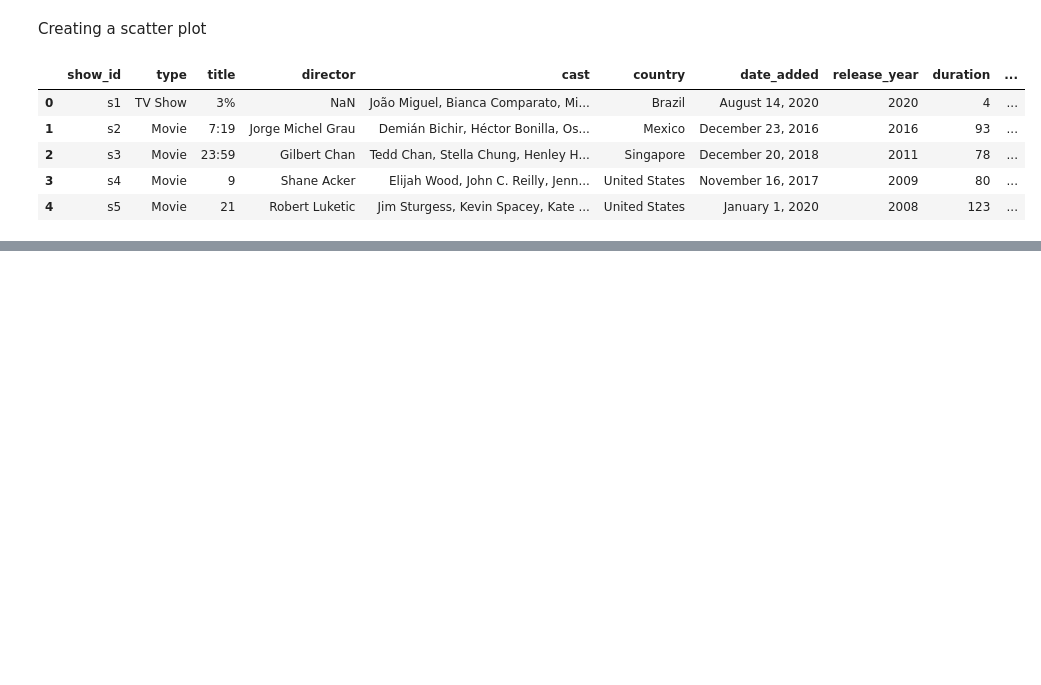
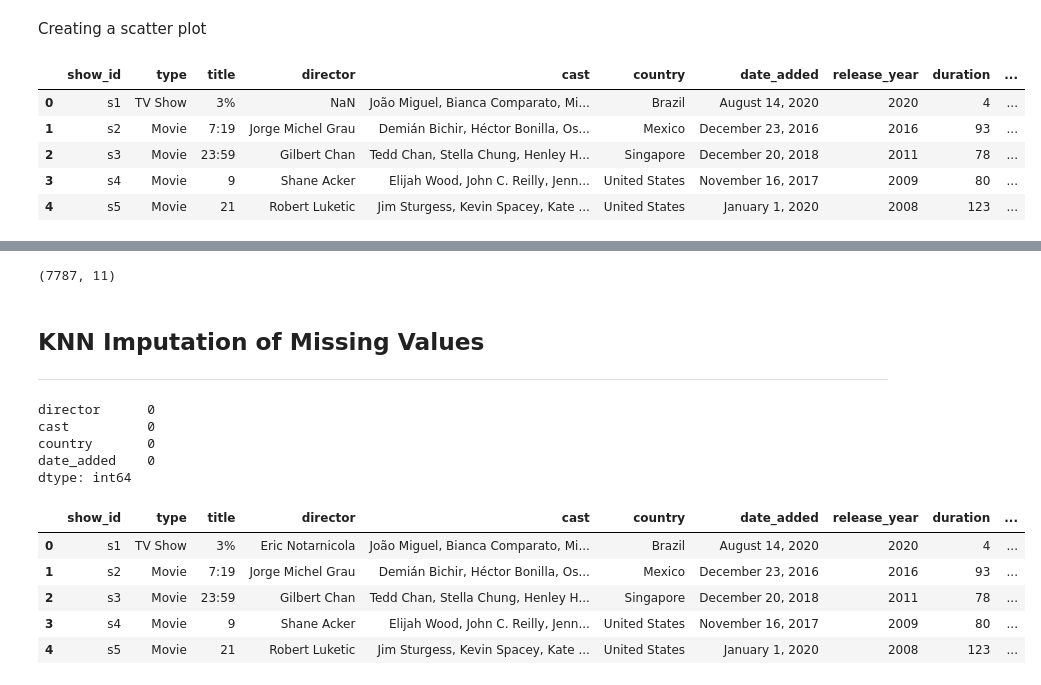
Before and after one commit to ULabanieh/CLA-Bootcamp, a Jupyter notebook: Guided Practices & Homeworks/GP6 - Data Visualization.ipynb, the cells around one changed output, grey strips where cells are left out. Drawn from its saved outputs; the diff is of its cells as text; code cells hidden in the pictures; blank space fills up the shorter version.

```diff
--- a/Guided Practices & Homeworks/GP6 - Data Visualization.ipynb
+++ b/Guided Practices & Homeworks/GP6 - Data Visualization.ipynb
@@ -46,0 +78,40 @@ netflix.head()
+# %%
+netflix.shape
+# %% [output]
+(7787, 11)
+# %% [markdown]
+## KNN Imputation of Missing Values
+---
+# %%
+import numpy as np
+from sklearn.impute import KNNImputer
+from sklearn.preprocessing import OrdinalEncoder
+
+nan_cols = ['director', 'cast', 'country', 'date_added']
+
+encoder = OrdinalEncoder(handle_unknown='use_encoded_value', unknown_value=np.nan)
+
+netflix_encoded = netflix.copy()
+netflix_encoded[nan_cols] = encoder.fit_transform(netflix[nan_cols])
+
+knn_imputer = KNNImputer(n_neighbors=5, weights='uniform')
+netflix_imputed_values = knn_imputer.fit_transform(netflix_encoded[nan_cols])
+
+netflix_encoded[nan_cols] = np.round(netflix_imputed_values)
+netflix[nan_cols] = encoder.inverse_transform(netflix_encoded[nan_cols])
+
+print(netflix[nan_cols].isnull().sum())
+
+netflix.head()
+# %% [output]
+director      0
+cast          0
+country       0
+date_added    0
+dtype: int64
+|  | show_id | type | title | director | cast | country | date_added | release_year | duration | ... |
+| 0 | s1 | TV Show | 3% | Eric Notarnicola | João Miguel, Bianca Comparato, Mi... | Brazil | August 14, 2020 | 2020 | 4 | ... |
+| 1 | s2 | Movie | 7:19 | Jorge Michel Grau | Demián Bichir, Héctor Bonilla, Os... | Mexico | December 23, 2016 | 2016 | 93 | ... |
+| 2 | s3 | Movie | 23:59 | Gilbert Chan | Tedd Chan, Stella Chung, Henley H... | Singapore | December 20, 2018 | 2011 | 78 | ... |
+| 3 | s4 | Movie | 9 | Shane Acker | Elijah Wood, John C. Reilly, Jenn... | United States | November 16, 2017 | 2009 | 80 | ... |
+| 4 | s5 | Movie | 21 | Robert Luketic | Jim Sturgess, Kevin Spacey, Kate ... | United States | January 1, 2020 | 2008 | 123 | ... |
```
Also changed, not shown: parts of 4 cells of this notebook, 1 other file.
